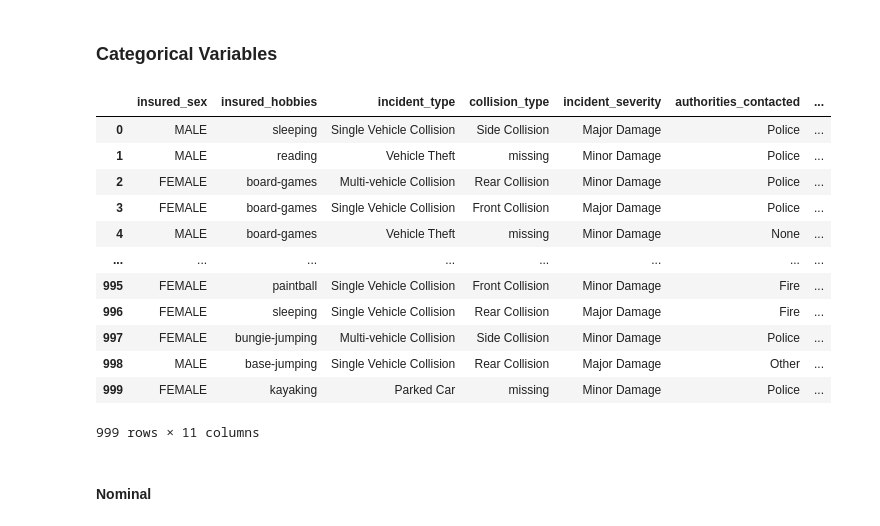
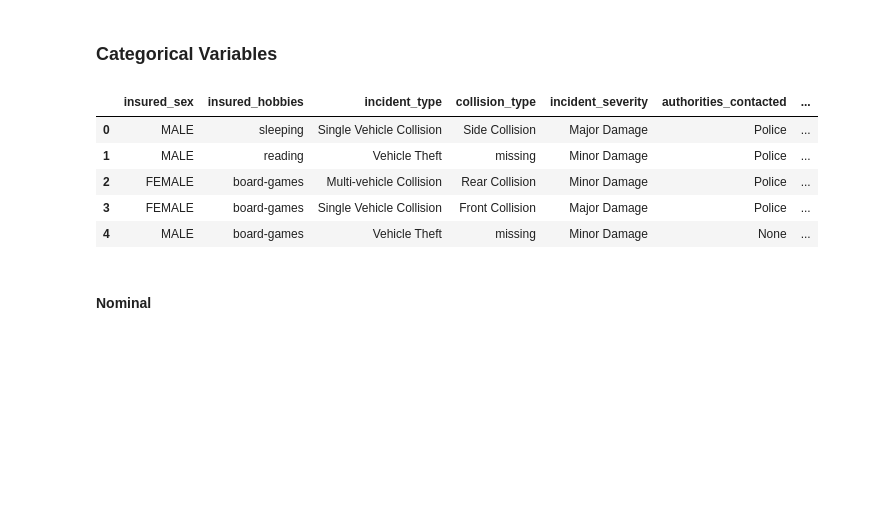
Before and after one commit to IvanNardini/mlpipe-production-code-procedural, a Jupyter notebook: notebooks/2.0-insurance-Feature-Engineering.ipynb, the cells around one changed output. Cells and saved outputs as stored; diff of their text form; code cells hidden in the pictures; blank space fills up the shorter version.

```diff
--- a/notebooks/2.0-insurance-Feature-Engineering.ipynb
+++ b/notebooks/2.0-insurance-Feature-Engineering.ipynb
@@ -373,22 +359,15 @@ data.to_csv(interim + '4_data_months_as_customer.csv', index=False)
 # %% [markdown]
 ### Categorical Variables
 # %%
-categorical_predictors = categorical_predictors + ['age_groups', 'policy_annual_premium_groups', 'policy_deductable_group']
-data[categorical_predictors]
+categorical_predictors = categorical_predictors + ['age_groups', 'policy_annual_premium_groups', 'policy_deductable_groups']
+data[categorical_predictors].head()
 # %% [output]
 |  | insured_sex | insured_hobbies | incident_type | collision_type | incident_severity | authorities_contacted | ... |
 | 0 | MALE | sleeping | Single Vehicle Collision | Side Collision | Major Damage | Police | ... |
 | 1 | MALE | reading | Vehicle Theft | missing | Minor Damage | Police | ... |
 | 2 | FEMALE | board-games | Multi-vehicle Collision | Rear Collision | Minor Damage | Police | ... |
 | 3 | FEMALE | board-games | Single Vehicle Collision | Front Collision | Major Damage | Police | ... |
 | 4 | MALE | board-games | Vehicle Theft | missing | Minor Damage | None | ... |
-| ... | ... | ... | ... | ... | ... | ... | ... |
-| 995 | FEMALE | paintball | Single Vehicle Collision | Front Collision | Minor Damage | Fire | ... |
-| 996 | FEMALE | sleeping | Single Vehicle Collision | Rear Collision | Major Damage | Fire | ... |
-| 997 | FEMALE | bungie-jumping | Multi-vehicle Collision | Side Collision | Minor Damage | Police | ... |
-| 998 | MALE | base-jumping | Single Vehicle Collision | Rear Collision | Major Damage | Other | ... |
-| 999 | FEMALE | kayaking | Parked Car | missing | Minor Damage | Police | ... |
-999 rows × 11 columns
 # %% [markdown]
 #### Nominal
 # %%
```
Also changed, not shown: parts of 21 cells of this notebook, 19 other files.
